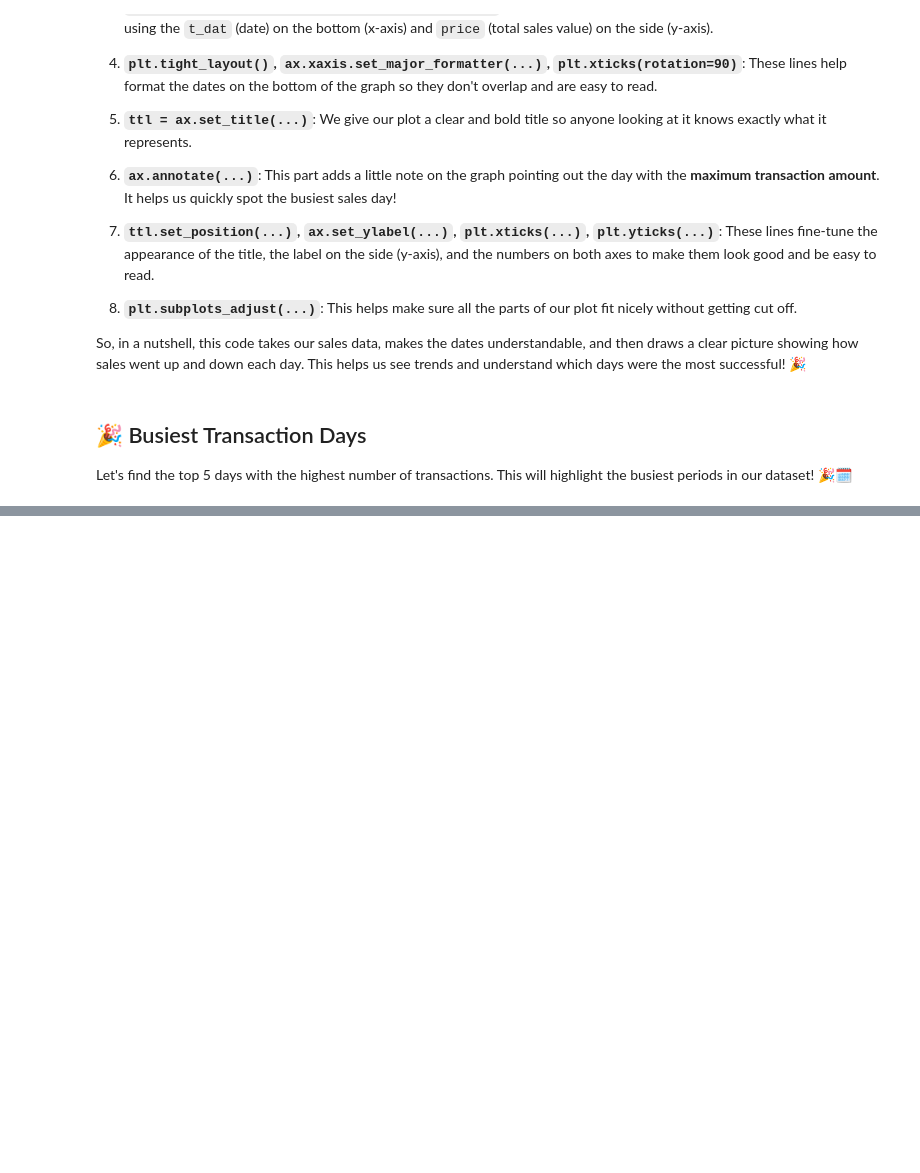
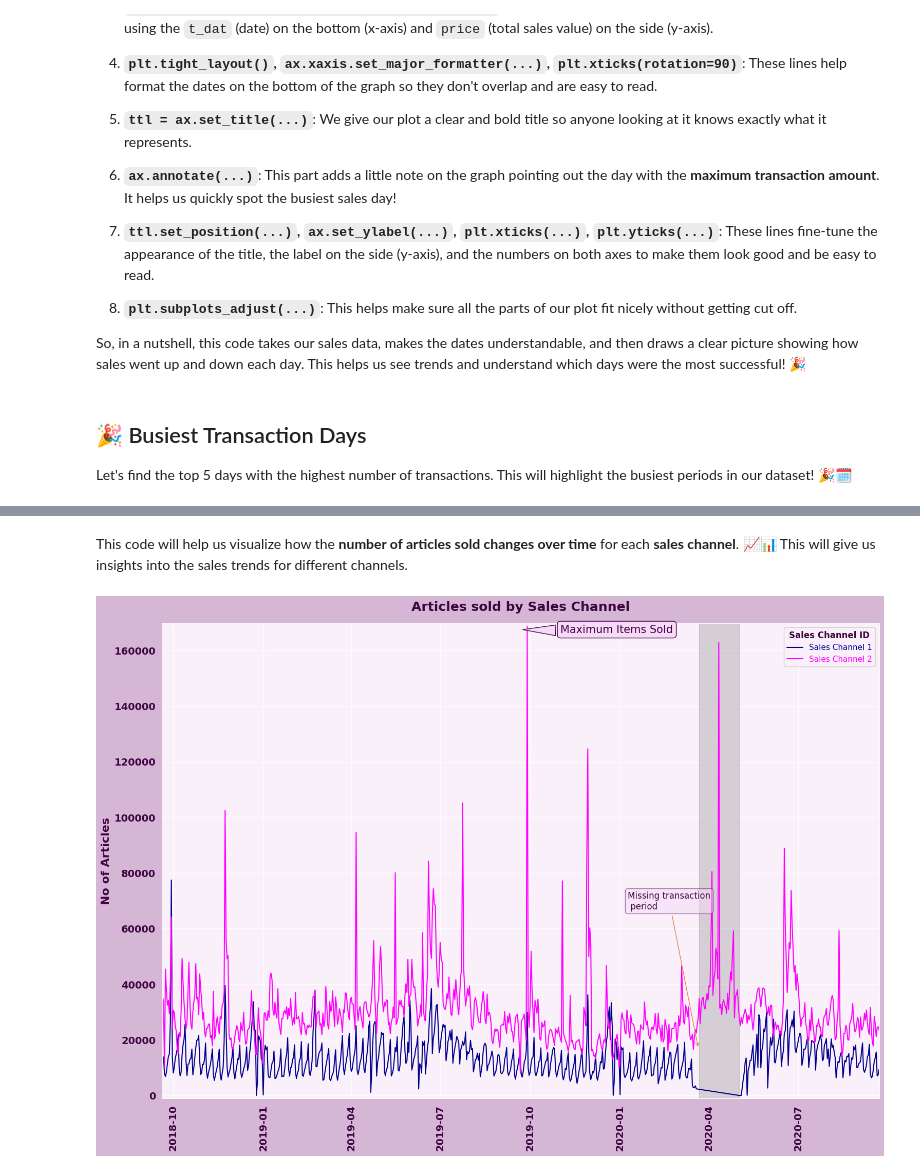
Before and after one commit to amien1410/colab-notebooks, a Jupyter notebook: Colab_Pyspark_H&M_EDA_Recommendation.ipynb, the cells around one changed output, grey strips where cells are left out. Drawn from its saved outputs; the diff is of its cells as text; code cells hidden in the pictures; blank space fills up the shorter version.

```diff
--- a/Colab_Pyspark_H&M_EDA_Recommendation.ipynb
+++ b/Colab_Pyspark_H&M_EDA_Recommendation.ipynb
@@ -345,0 +425,57 @@ fig.show()
+# %%
+df['t_dat'] = pd.to_datetime(df['t_dat'], format='%Y-%m-%d')
+
+xmin = df["t_dat"].min()
+xmax = df["t_dat"].max()
+
+ymin = df["article_id"].min() - 1000
+ymax = df["article_id"].max() + 1000
+# %% [markdown]
+This code will help us visualize how the **number of articles sold changes over time** for each **sales channel**. 📈📊 This will give us insights into the sales trends for different channels.
+# %%
+sns.set(rc={'axes.facecolor':'#faf0fa'}) # graph facecolor
+font_color = '#3e0542'
+# csfont = {'fontname':'Georgia'} # title font
+# hfont = {'fontname':'Calibri'} # main font
+fig, ax = plt.subplots(facecolor='#d6b6d5')
+fig.set_size_inches(18,12)
+
+ax.plot(df.loc[df["sales_channel_id"]==1, "t_dat"], df.loc[df["sales_channel_id"]==1, "article_id"], label="Sales Channel 1", color="Darkblue")
+ax.plot(df.loc[df["sales_channel_id"]==2, "t_dat"], df.loc[df["sales_channel_id"]==2, "article_id"], label="Sales Channel 2", color="Magenta")
+ax.annotate('Maximum Items Sold',
+            xy=(x_line_annotation,167500),
+            xycoords='data',
+            xytext=(55, 0), textcoords='offset points',
+            size=15, va="center",
+            color='#3e0542',
+            bbox=dict(boxstyle="round",facecolor='#f7daf7', edgecolor='#3e0542'),
+            arrowprops=dict(arrowstyle="wedge,tail_width=1.",
+                            facecolor='#f7daf7',
+                            edgecolor='#3e0542',
+                            relpos=(0.1, 0.4)))
+ax.set_ylim(ymin, ymax)
+ax.set_xlim(xmin, xmax)
+
+ax.fill_betweenx([ymin,ymax],18343, 18384, color="gray", alpha=0.3)
+
+props = dict(boxstyle='round',facecolor='#f7daf7', edgecolor='#3e0542', alpha=0.5)
+ax.annotate("Missing transaction\n period", (18342, 17000), (18270, 67000), \
+    arrowprops={"arrowstyle": "->", "color":"C1"},
+    color='#3e0542',
+    bbox=props
+    );
+
+
+ax.set_ylabel('No of Articles', color=font_color, fontsize=16, fontweight = 'bold')
+
+plt.xticks(color=font_color, fontweight = 'bold')
+plt.yticks(color=font_color, fontweight = 'bold')
+plt.xticks(rotation=90)
+legend=plt.legend(title="Sales Channel ID",labelcolor='linecolor')
+plt.setp(legend.get_title(), color='#3e0542',fontweight = 'bold')
+for label in (ax.get_xticklabels() + ax.get_yticklabels()):
+    label.set_fontsize(14)
+plt.title(f"Articles sold by Sales Channel",fontsize=18, pad=18, color=font_color, fontweight = 'bold')
+plt.show()
+# %% [output]
+[figure, added]
```
Also changed, not shown: parts of 7 cells of this notebook.
